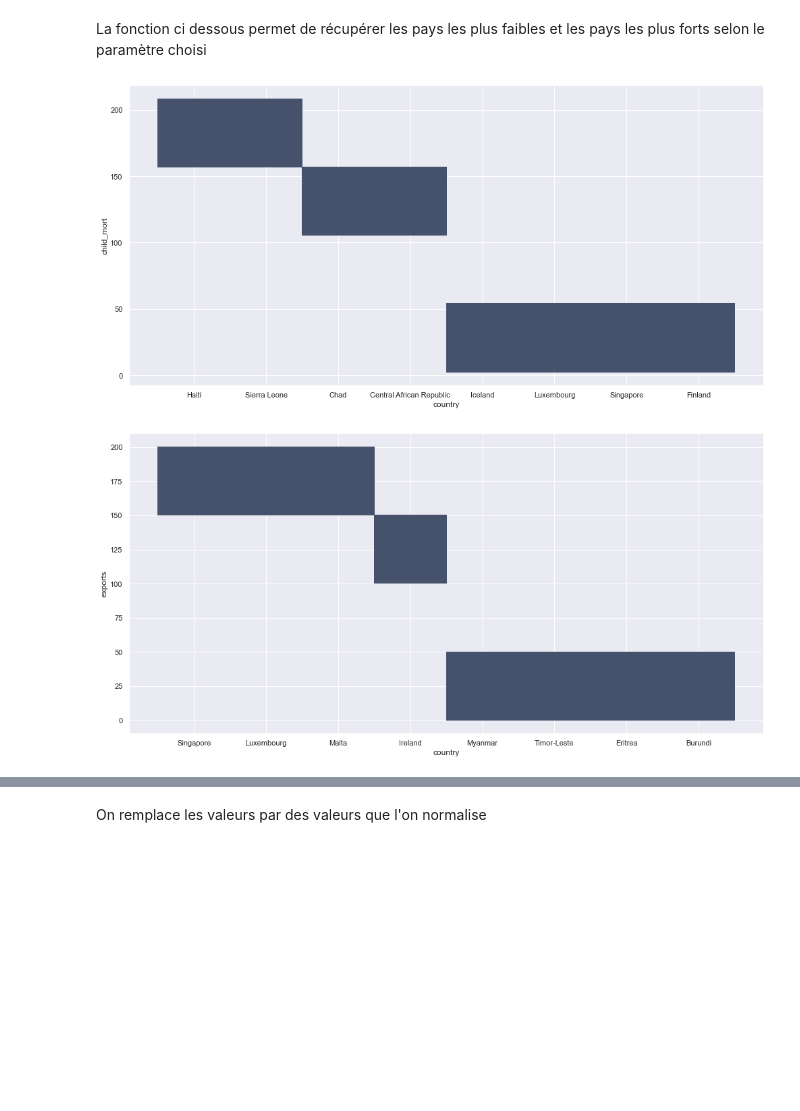
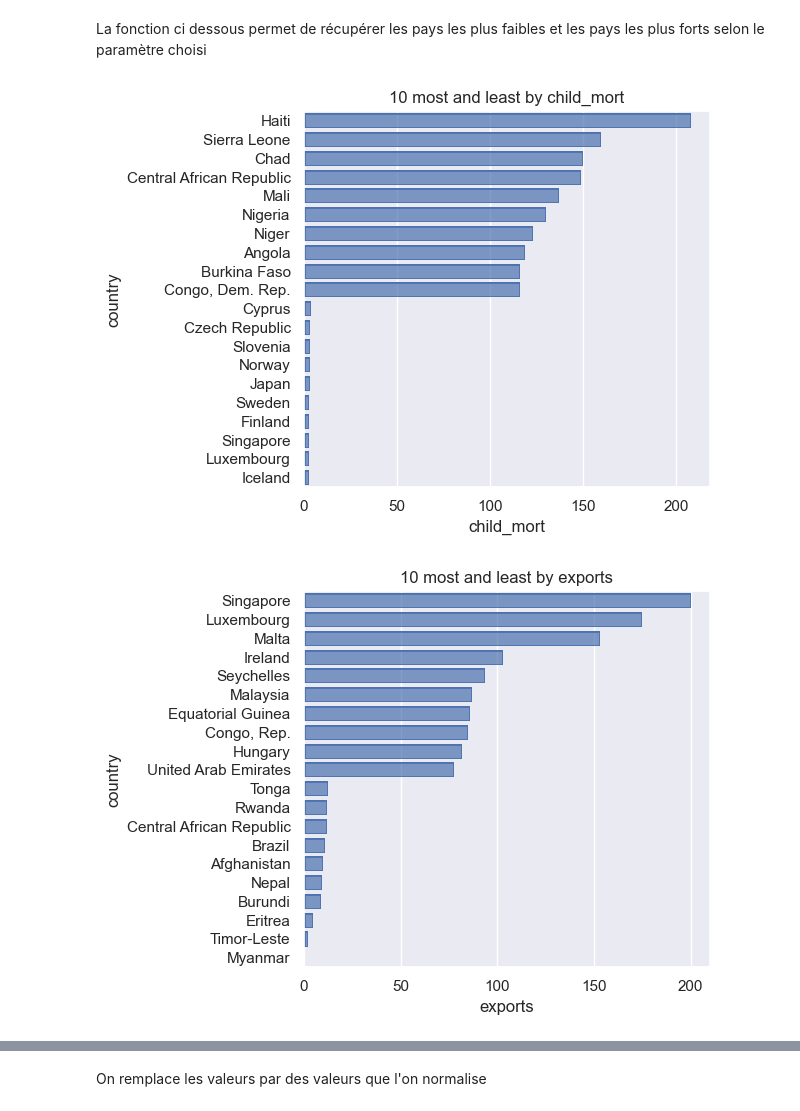
Before and after one commit to Vincent-Ta/Country_classification, a Jupyter notebook: main.ipynb, the cells around one changed output, grey strips where cells are left out. Cells and saved outputs as stored; diff of their text form; code cells hidden in the pictures; blank space fills up the shorter version.

```diff
--- a/main.ipynb
+++ b/main.ipynb
@@ -124,13 +127,16 @@ def extreme_country(feature, n):
     max_country = country_data[feature].nlargest(n)
     min_country = country_data[feature].nsmallest(n)
 
-    return pd.concat([max_country, min_country]).to_frame()
+    return pd.concat([max_country, min_country.iloc[::-1]]).to_frame()
 # %%
+n = 10
+
 for i in country_data.columns.values :
     #Pour chaque feature, on print les histogrammes mais ca fait des boites
-    df = extreme_country(i, 4)
-
-    sns.displot(df, x='country', y=df.columns.values[0], height=7, aspect=2)
+    df = extreme_country(i, n).reset_index()
+    # sns.barplot(data = df, x='country', y=df.columns.values[0], height=7, aspect=2)
+    g = so.Plot( df, y="country", x = i).add(so.Bar()).scale(aspect = 2)
+    g.label(title=f"{n} most and least by {i}").show()
 # %% [output]
-[figure, old version]
+[figure, new version]
-[figure, old version]
+[figure, new version]
```
Also changed, not shown: parts of 23 cells of this notebook, 1 other file.
